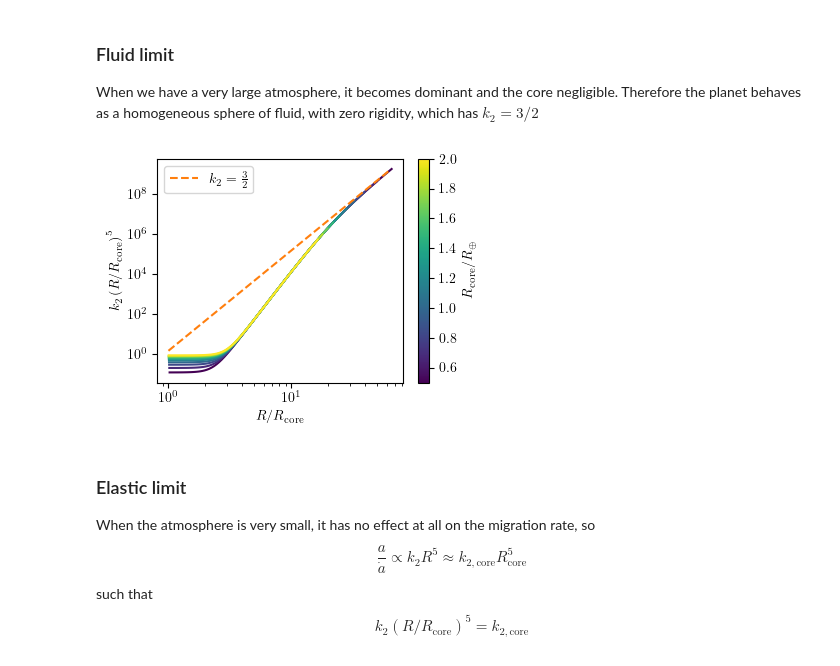
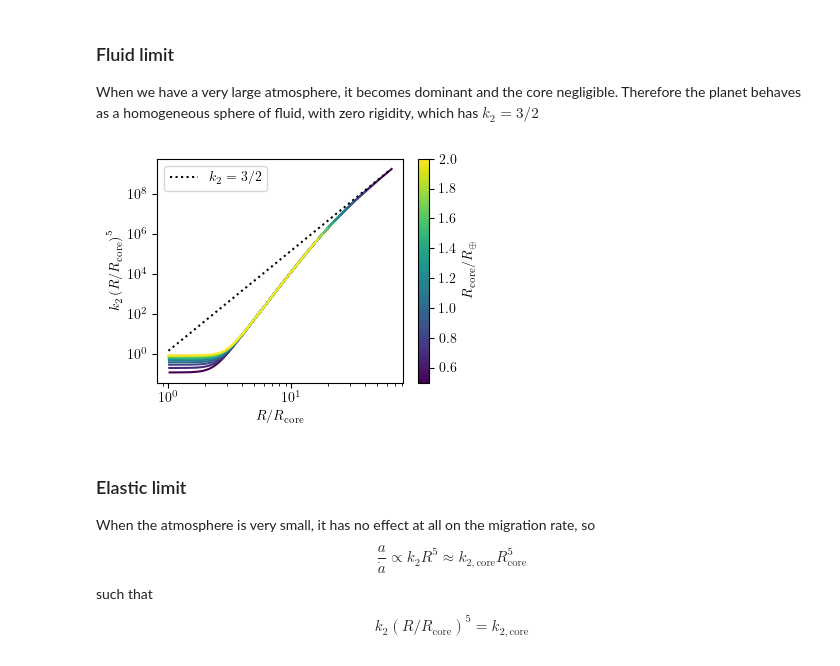
Before and after one commit to slagnews/AtmosphereLoveNumbers, a Jupyter notebook: transformations.ipynb, the cells around one changed output. Saved outputs shown, nothing was run; the diff lists cells and outputs as text; code cells hidden in the pictures.

```diff
--- a/transformations.ipynb
+++ b/transformations.ipynb
@@ -181,27 +183,27 @@ When we have a very large atmosphere, it becomes dominant and the core negligibl
 # %%
 fig, ax = plt.subplots(figsize=(4,3))
 for i in range(no_core_radii):
     R_core = data[i]["core_radius"]
     R = data[i]["radius"]
     k2 = data[i]["k2"]
     ax.plot(R/R_core, k2*(R/R_core)**5, color=cmap(norm(R_core/R_earth)))
 
 sm = cm.ScalarMappable(cmap=cmap, norm=norm)
 cbar = plt.colorbar(sm, ax=ax)
 cbar.set_label(r"$R_\mathrm{core}/R_\oplus$")
 
 x = np.logspace(0,1.8,100)
-ax.plot(x,3/2*x**5, color="C1", linestyle="--", label="$k_2=\\frac{3}{2}$")
+ax.plot(x,3/2*x**5, color="black", linestyle="dotted", label=r"$k_2=3/2$")
 ax.set_xlabel("$R/R_\\mathrm{core}$")
 ax.set_ylabel("$k_2\\left(R/R_\\mathrm{core}\\right)^5$")
 ax.set_xscale("log")
 ax.set_yscale("log")
 fig.tight_layout()
 ax.legend()
 fig.savefig("figures/report/k2R5_vs_R_Rcore.pdf")
 plt.show()
 # %% [output]
-[figure, old version]
+[figure, new version]
 # %% [markdown]
 ### Elastic limit
 When the atmosphere is very small, it has no effect at all on the migration rate, so
```
Also changed, not shown: parts of 2 cells of this notebook, 16 other files.
